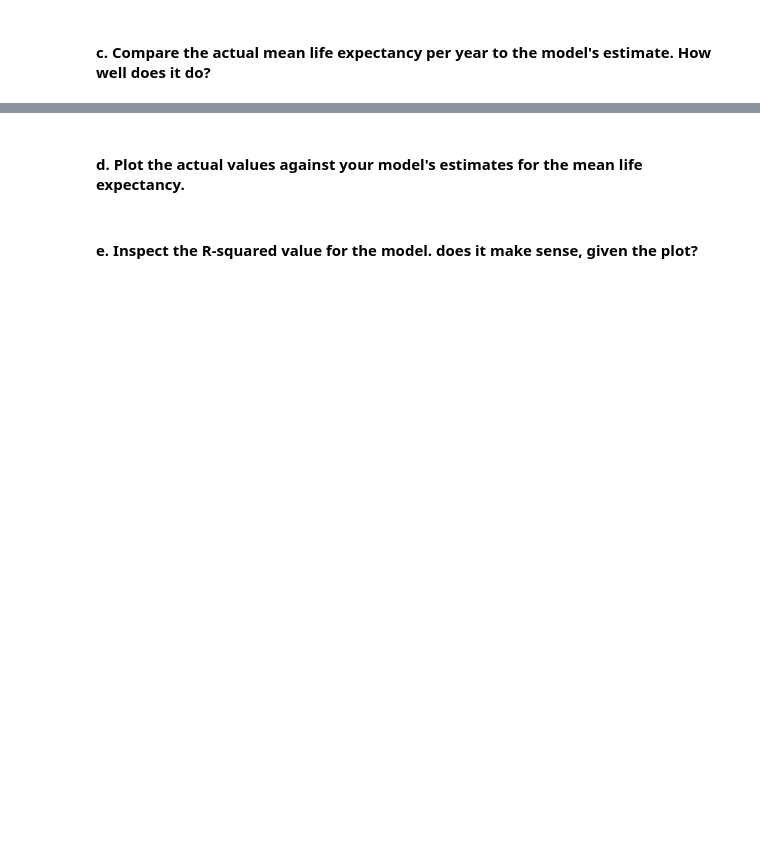
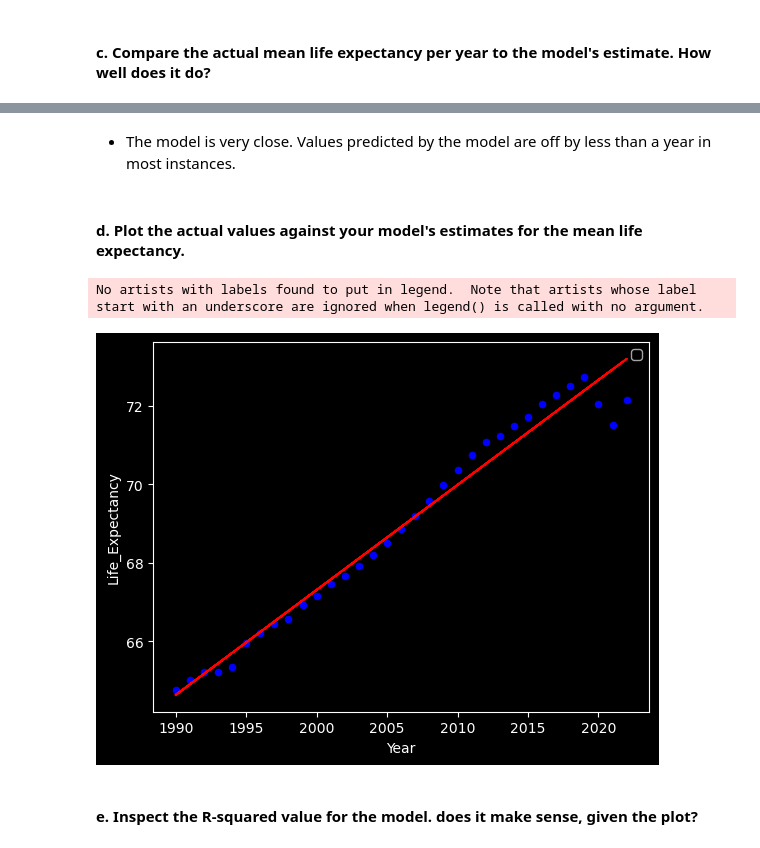
Before and after one commit to nss-data-science-cohort-8/un-linear-regression-DrewRichard7, a Jupyter notebook: notebooks/linear_regression_practice.ipynb, the cells around one changed output, grey strips where cells are left out. Drawn from its saved outputs; the diff is of its cells as text; code cells hidden in the pictures; blank space fills up the shorter version.

```diff
--- a/notebooks/linear_regression_practice.ipynb
+++ b/notebooks/linear_regression_practice.ipynb
@@ -31,7 +31,6 @@ dtype: float64
 # %% [markdown]
 ####    b. Using just the year makes the intercept term difficult to interpret. Create a new model, but this time use years since 1990 as your predictor variable. Hint: You can use the [patsy identity function](https://patsy.readthedocs.io/en/latest/builtins-reference.html#patsy.builtins.I) to modify your predictors in your model formula. Inspect the new coefficients and interpret the meaning of them. Are they statistically significant?
 # %%
-gdp_le = gdp_le.sort_values('Year').set_index('Year')
-year1990_vs_le = smf.ols('Life_Expectancy ~ gdp_le.index', data=gdp_le).fit()
-year1990_vs_le.params
+lm= smf.ols("Life_Expectancy ~ I(Year-1990)", data=gdp_le).fit()
+lm.params
 # %% [output]
@@ -41,2 +65,7 @@ dtype: float64
 # %% [markdown]
 ####    c. Compare the actual mean life expectancy per year to the model's estimate. How well does it do?
+# %%
+# lm= smf.ols("Life_Expectancy ~ I(Year-1990)", data=gdp_le).fit()
+means_per_year = gdp_le.groupby('Year')['Life_Expectancy'].mean().reset_index()
+means_per_year['mean_estimate'] = lm.predict(means_per_year)
+means_per_year.head(5)
@@ -43,4 +79,12 @@ dtype: float64
+# %% [markdown]
+- The model is very close. Values predicted by the model are off by less than a year in most instances.
 # %% [markdown]
 ####    d. Plot the actual values against your model's estimates for the mean life expectancy.
+# %%
+means_per_year.plot(kind = 'scatter', x= 'Year', y = 'Life_Expectancy', color = 'blue')
+plt.plot(gdp_le['Year'], lm.fittedvalues, color = 'red');
+# %% [output]
+No artists with labels found to put in legend.  Note that artists whose label start with an underscore are ignored when legend() is called with no argument.
+[figure, added]
 # %% [markdown]
 ####    e. Inspect the R-squared value for the model. does it make sense, given the plot?
```
Also changed, not shown: parts of 15 cells of this notebook.
